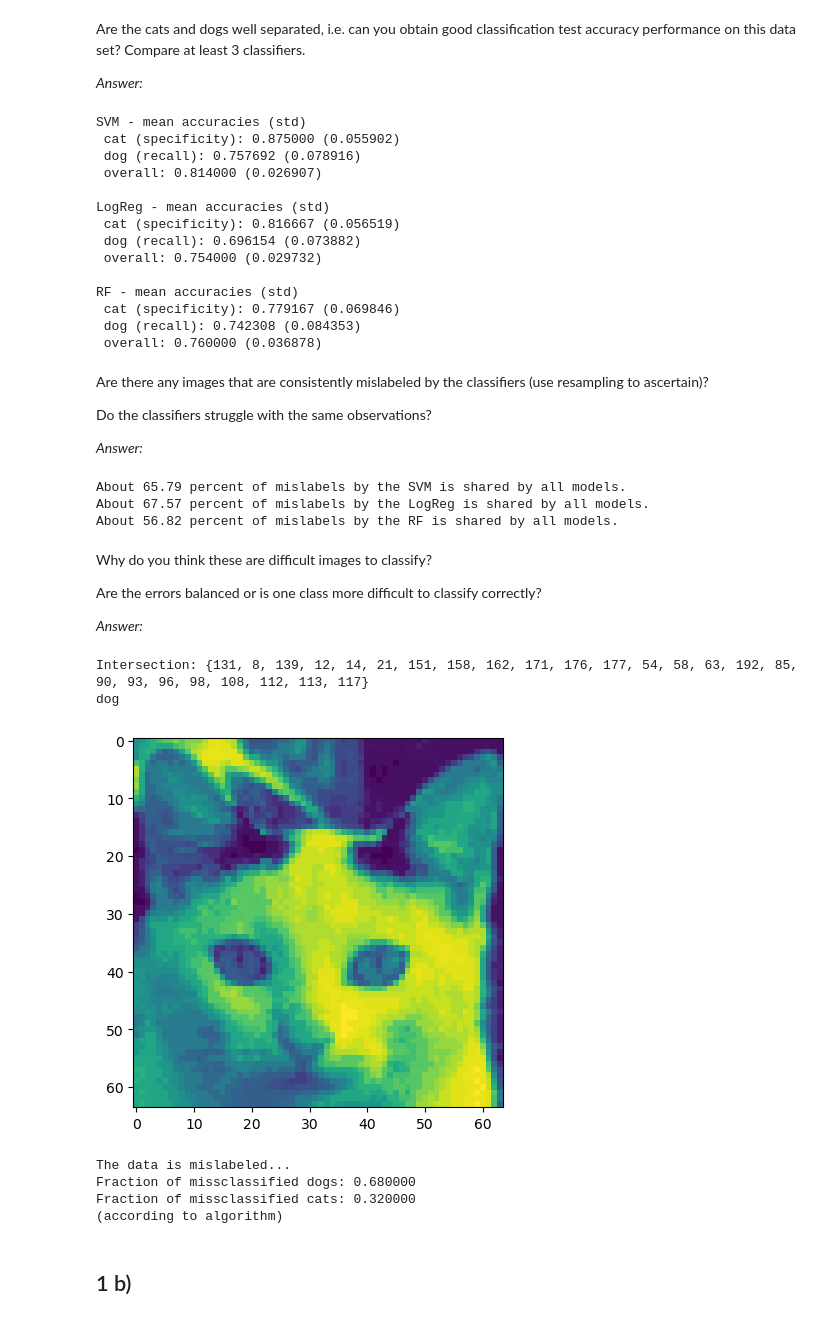
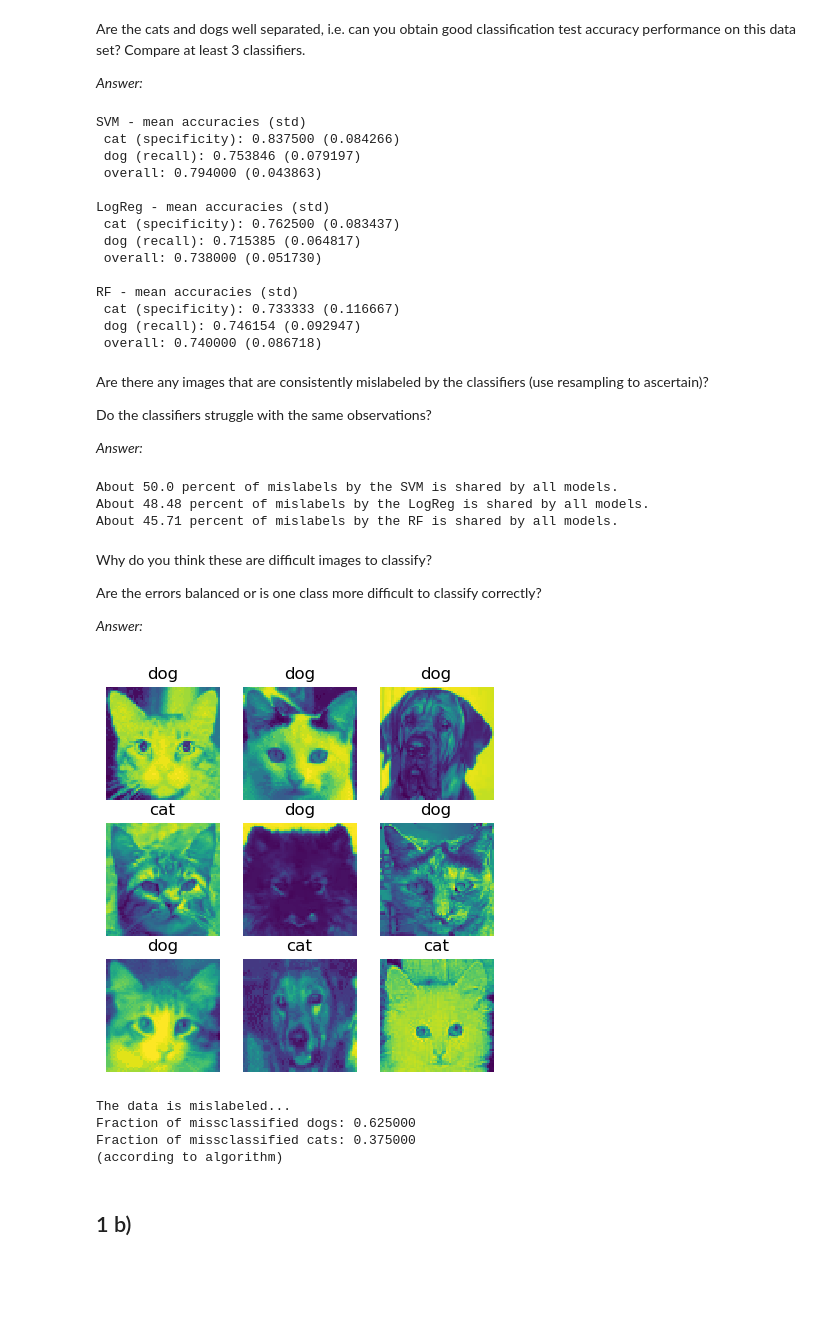
Before and after one commit to carljvh/mve441-exam, a Jupyter notebook: question-1/q1.ipynb, the cells around one changed output. Cells and saved outputs as stored; diff of their text form; code cells hidden in the pictures; blank space fills up the shorter version.

```diff
--- a/question-1/q1.ipynb
+++ b/question-1/q1.ipynb
@@ -45,8 +47,7 @@ def evaluate_ensemble(models: list, features: pd.DataFrame, labels: pd.DataFrame
     return result
 
 
-# want: mean and std for each scoring, for each model over iterations
-def average_scores(models: list, features: pd.DataFrame, labels: pd.DataFrame, iter: int=5):
+def average_scores(models: list, features: pd.DataFrame, labels: pd.DataFrame, iter: int=5) -> tuple:
     matrix = []
     for it in range(iter):
         res = evaluate_ensemble(models, features, labels)
@@ -58,7 +59,6 @@ def average_scores(models: list, features: pd.DataFrame, labels: pd.DataFrame, i
     return mean, std
 
 
-# want: score for each scoring for each model
 def calc_scores(ensemble_result: pd.DataFrame) -> np.ndarray:
     model_names = ensemble_result.model.unique()
     scores = np.zeros((len(model_names), 3))
@@ -112,7 +112,7 @@ def detect_mislabels(models: list, features: pd.DataFrame, labels: pd.DataFrame,
     return mislabels
 
 mean, std = average_scores(models, features, labels, iter=10)
-mislabels = detect_mislabels(models, features, labels, iter=10)
+mislabels = detect_mislabels(models, features, labels, iter=10, vote_limit=0.9)
 # %% [markdown]
 Are the cats and dogs well separated, i.e. can you obtain good classification test accuracy performance on this data set? Compare at least 3 classifiers.
 
@@ -123,19 +123,19 @@ for i, name in enumerate(names):
     print(name + " - mean accuracies (std) \n cat (specificity): %f (%f) \n dog (recall): %f (%f) \n overall: %f (%f) \n" % (mean[i][0], std[i,0], mean[i][1], std[i,1], mean[i][2], std[i,2]))
 # %% [output]
 SVM - mean accuracies (std)
- cat (specificity): 0.875000 (0.055902)
- dog (recall): 0.757692 (0.078916)
- overall: 0.814000 (0.026907)
+ cat (specificity): 0.837500 (0.084266)
+ dog (recall): 0.753846 (0.079197)
+ overall: 0.794000 (0.043863)
 
 LogReg - mean accuracies (std)
- cat (specificity): 0.816667 (0.056519)
- dog (recall): 0.696154 (0.073882)
- overall: 0.754000 (0.029732)
+ cat (specificity): 0.762500 (0.083437)
+ dog (recall): 0.715385 (0.064817)
+ overall: 0.738000 (0.051730)
 
 RF - mean accuracies (std)
- cat (specificity): 0.779167 (0.069846)
- dog (recall): 0.742308 (0.084353)
- overall: 0.760000 (0.036878)
+ cat (specificity): 0.733333 (0.116667)
+ dog (recall): 0.746154 (0.092947)
+ overall: 0.740000 (0.086718)
 # %% [markdown]
 Are there any images that are consistently mislabeled by the classifiers (use resampling to ascertain)?
 
@@ -152,9 +152,9 @@ all = [('SVM', mislabels_svm), ('LogReg', mislabels_logreg), ('RF', mislabels_rf
 for name, mislabel in all:
     print("About %s percent of mislabels by the %s is shared by all models." % (np.around((len(intersection)/len(mislabel)*100), 2), name))
 # %% [output]
-About 65.79 percent of mislabels by the SVM is shared by all models.
-About 67.57 percent of mislabels by the LogReg is shared by all models.
-About 56.82 percent of mislabels by the RF is shared by all models.
+About 50.0 percent of mislabels by the SVM is shared by all models.
+About 48.48 percent of mislabels by the LogReg is shared by all models.
+About 45.71 percent of mislabels by the RF is shared by all models.
 # %% [markdown]
 Why do you think these are difficult images to classify?
 
@@ -162,31 +162,33 @@ Are the errors balanced or is one class more difficult to classify correctly?
 
 _Answer:_
 # %%
-print("Intersection: %s" % intersection)
-_id = 8
-sample = features.iloc[_id,:]
-data = np.array(sample).reshape(64,64).T
-plt.imshow(data, interpolation='nearest')
-if labels.iat[_id,0] == 1:
-    print("dog")
-else:
-    print("cat")
+#print("Intersection: %s" % intersection)
+sub_sample = np.array(list(intersection))[:9]
+fig, axes = plt.subplots(3, 3, figsize=(5,5))
+imgs = zip(sub_sample, axes.flatten())
+
+for _id, ax in imgs:
+    sample = features.iloc[_id,:]
+    data = np.array(sample).reshape(64,64).T
+    ax.imshow(data, interpolation='nearest')
+    ax.axis('off')
+
+    if labels.iat[_id,0] == 1:
+        ax.set_title('dog')
+    else:
+        ax.set_title('cat')
 plt.show()
-
-print("The data is mislabeled...")
 
 tmp = labels.iloc[list(intersection), 0]
 frac_mislabeled_dogs = tmp.sum() / len(tmp)
-frac_mislabeled_cats = 1-tmp.sum() / len(tmp)
-print("Fraction of missclassified dogs: %f" % frac_mislabeled_dogs)
-print("Fraction of missclassified cats: %f \n(according to algorithm)" % frac_mislabeled_cats)
+frac_mislabeled_cats = 1 - frac_mislabeled_dogs
+print('Fraction of missclassified dogs: %f' % frac_mislabeled_dogs)
+print('Fraction of missclassified cats: %f \n(according to algorithm)' % frac_mislabeled_cats)
 # %% [output]
+[figure, new version]
-Intersection: {131, 8, 139, 12, 14, 21, 151, 158, 162, 171, 176, 177, 54, 58, 63, 192, 85, 90, 93, 96, 98, 108, 112, 113, 117}
-dog
+The data is mislabeled...
+Fraction of missclassified dogs: 0.625000
+Fraction of missclassified cats: 0.375000
+(according to algorithm)
-[figure, old version]
-The data is mislabeled...
-Fraction of missclassified dogs: 0.680000
-Fraction of missclassified cats: 0.320000
-(according to algorithm)
 # %% [markdown]
 ## 1 b)
```
Also changed, not shown: parts of 2 cells of this notebook.
